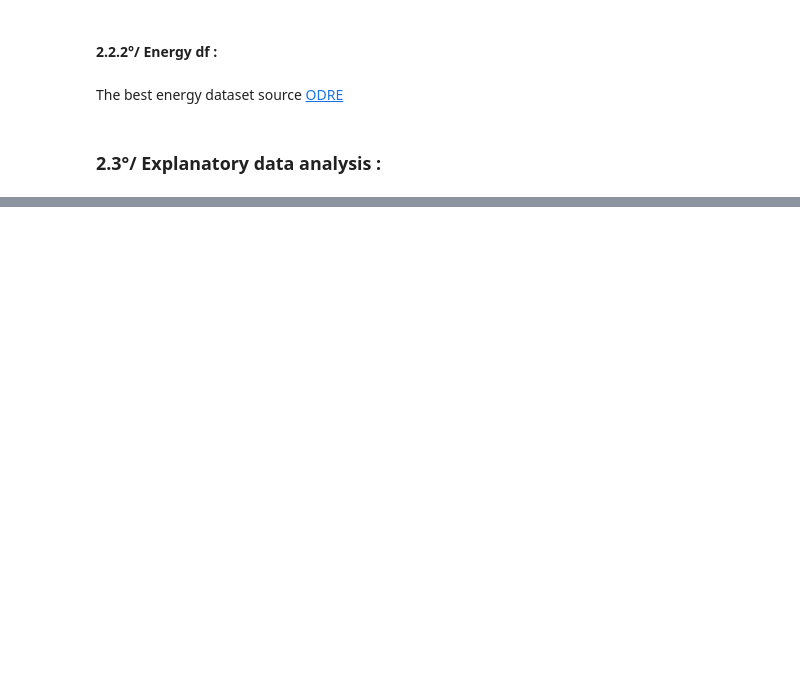
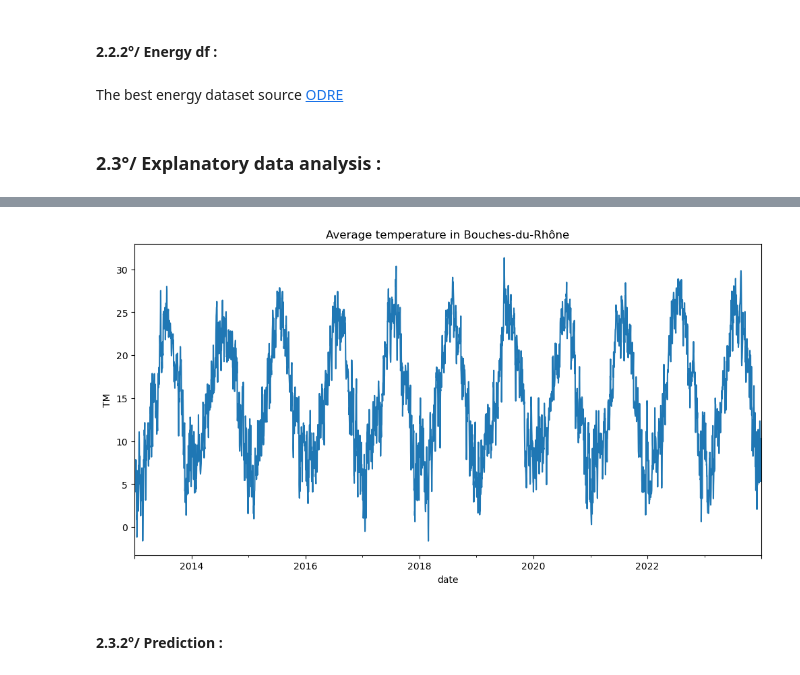
Before and after one commit to Nohalito/Weather-prediction, a Jupyter notebook: notebooks/02_Data_processing_Noa.ipynb, the cells around one changed output, grey strips where cells are left out. Drawn from its saved outputs; the diff is of its cells as text; code cells hidden in the pictures; blank space fills up the shorter version.

```diff
--- a/notebooks/02_Data_processing_Noa.ipynb
+++ b/notebooks/02_Data_processing_Noa.ipynb
@@ -297,0 +314,12 @@ df_ts = df_ts.set_index('date')
+# %%
+dept = 'Bouches-du-Rhône'
+
+df_ts[df_ts['dept_name'] == dept].set_index('date')['TM'].plot(figsize=(12,6))
+plt.title(f'Average temperature in {dept}')
+plt.ylabel("TM")
+plt.savefig("../results/figures/Noa_dept_serie.png")
+plt.show()
+# %% [output]
+[figure, added]
+# %% [markdown]
+#### 2.3.2°/ Prediction :
```
Also changed, not shown: parts of 10 cells of this notebook, 7 other files.
